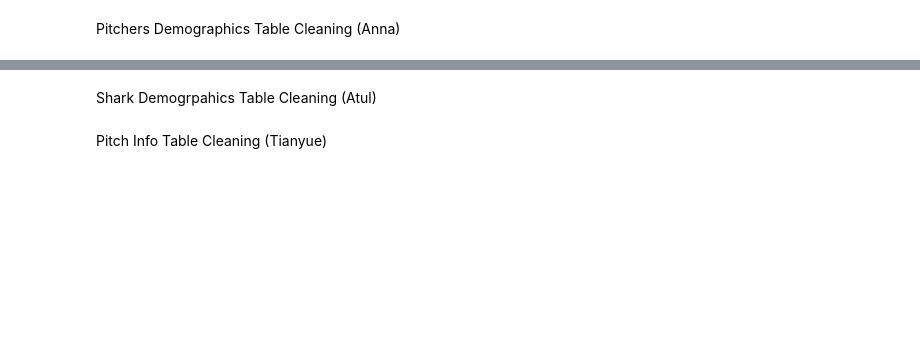
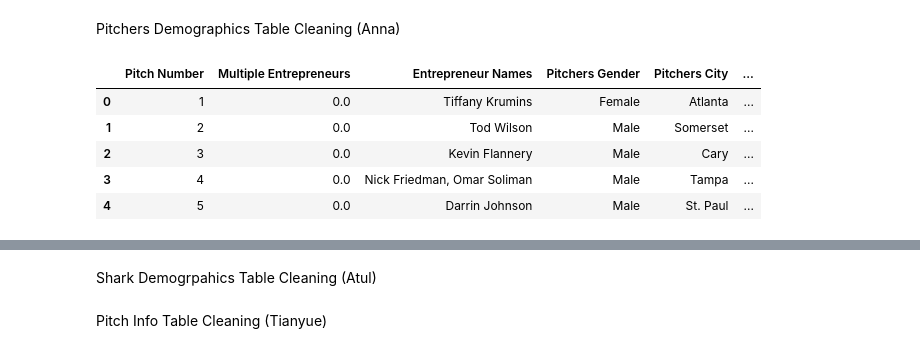
Before and after one commit to amydohlin/project-3-group-08, a Jupyter notebook: Project_3_Group_8_ETL.ipynb, the cells around one changed output, grey strips where cells are left out. Drawn from its saved outputs; the diff is of its cells as text; code cells hidden in the pictures; blank space fills up the shorter version.

Commit message:
started working on demo table

```diff
--- a/Project_3_Group_8_ETL.ipynb
+++ b/Project_3_Group_8_ETL.ipynb
@@ -65,2 +148,21 @@ sharktank_df_clean.head()
 # %% [markdown]
 Pitchers Demographics Table Cleaning (Anna)
+# %%
+#Create the pitcher demographics table from the cleaned sharktank df
+#Reorder the column names
+pitcher_demo_df = sharktank_df_clean[["Pitch Number",
+                                    "Multiple Entrepreneurs",
+                                    "Entrepreneur Names",
+                                    "Pitchers Gender",
+                                    "Pitchers City",
+                                    "Pitchers State",
+                                    "Industry"]]
+
+pitcher_demo_df.head()
+# %% [output]
+|  | Pitch Number | Multiple Entrepreneurs | Entrepreneur Names | Pitchers Gender | Pitchers City | ... |
+| 0 | 1 | 0.0 | Tiffany Krumins | Female | Atlanta | ... |
+| 1 | 2 | 0.0 | Tod Wilson | Male | Somerset | ... |
+| 2 | 3 | 0.0 | Kevin Flannery | Male | Cary | ... |
+| 3 | 4 | 0.0 | Nick Friedman, Omar Soliman | Male | Tampa | ... |
+| 4 | 5 | 0.0 | Darrin Johnson | Male | St. Paul | ... |
```
Also changed, not shown: parts of 12 cells of this notebook.
